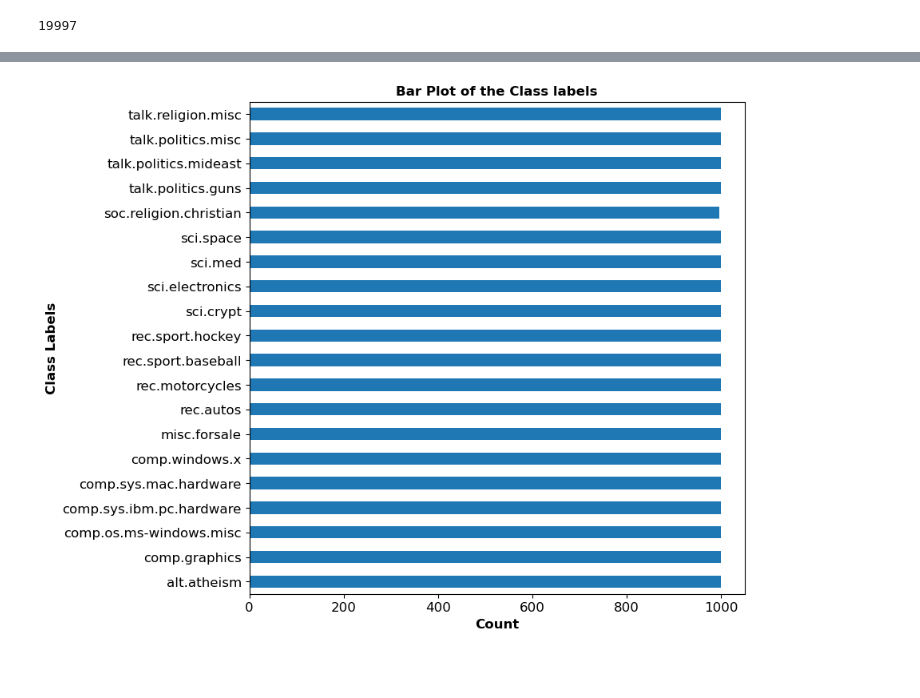
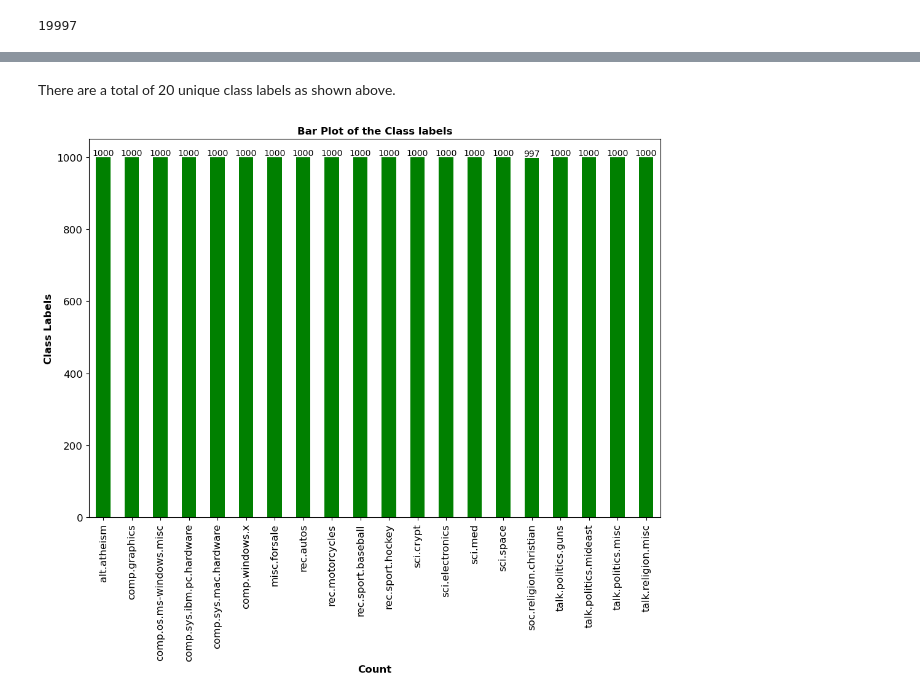
Before and after one commit to DATA-606-2023-FALL-THURSDAY/Basanthpur_Srisailam, a Jupyter notebook: Src/Project606.ipynb, the cells around one changed output, grey strips where cells are left out. Saved outputs shown, nothing was run; the diff lists cells and outputs as text; code cells hidden in the pictures; blank space fills up the shorter version.

```diff
--- a/Src/Project606.ipynb
+++ b/Src/Project606.ipynb
@@ -44,11 +87,25 @@ len(dirs_labels)
+# %% [markdown]
+There are a total of 20 unique class labels as shown above.
 # %%
-plt.figure(figsize=(8, 8))
+#Bar chart showing the counts of each class label
+
+import matplotlib.pyplot as plt
+
+plt.figure(figsize=(12, 8))
 plt.xticks(fontsize=12)
 plt.yticks(fontsize=12)
-ax = pd.Series(dirs_labels).value_counts().sort_index().plot(kind='barh')
+ax = pd.Series(dirs_labels).value_counts().sort_index().plot(kind='bar',color='green')
+
+for c in ax.containers:
+    # Optional: if the segment is small or 0, customize the labels
+    labels = [v.get_height() if v.get_height() > 0 else '' for v in c]
+    # remove the labels parameter if it's not needed for customized labels
+    ax.bar_label(c, labels=labels, label_type='edge')
+
+plt.xticks(rotation = 90)
 plt.title("Bar Plot of the Class labels",fontweight='bold')
 plt.xlabel("Count",fontsize=12,fontweight='bold')
 plt.ylabel("Class Labels",fontsize=12,fontweight='bold')
 plt.show()
 # %% [output]
-[figure, old version]
+[figure, new version]
```
Also changed, not shown: parts of 14 cells of this notebook, 4 other files.
